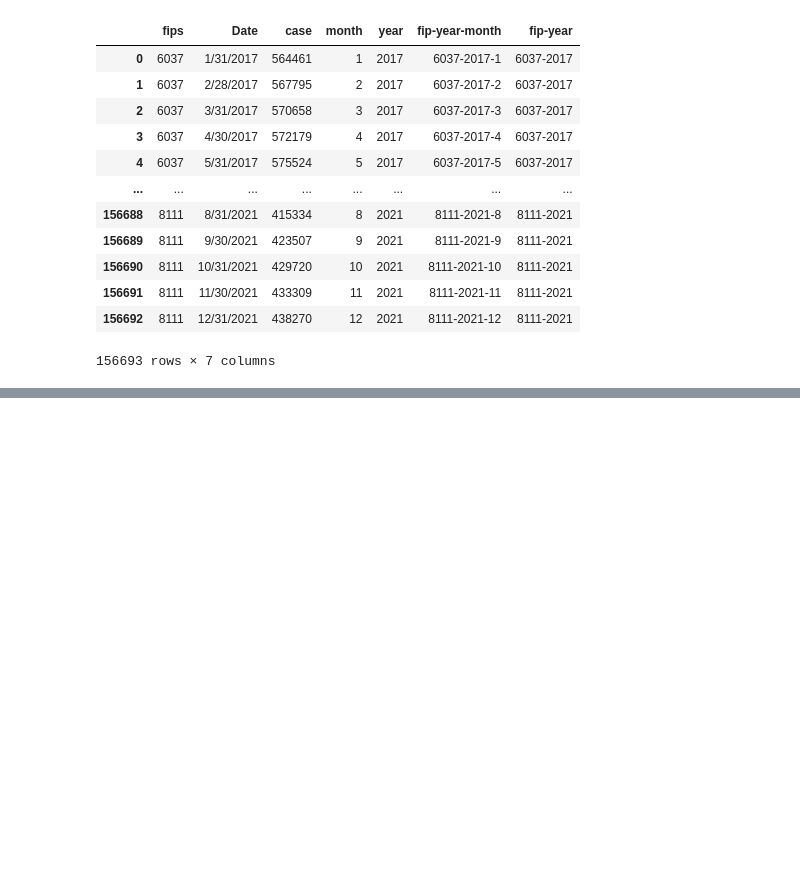
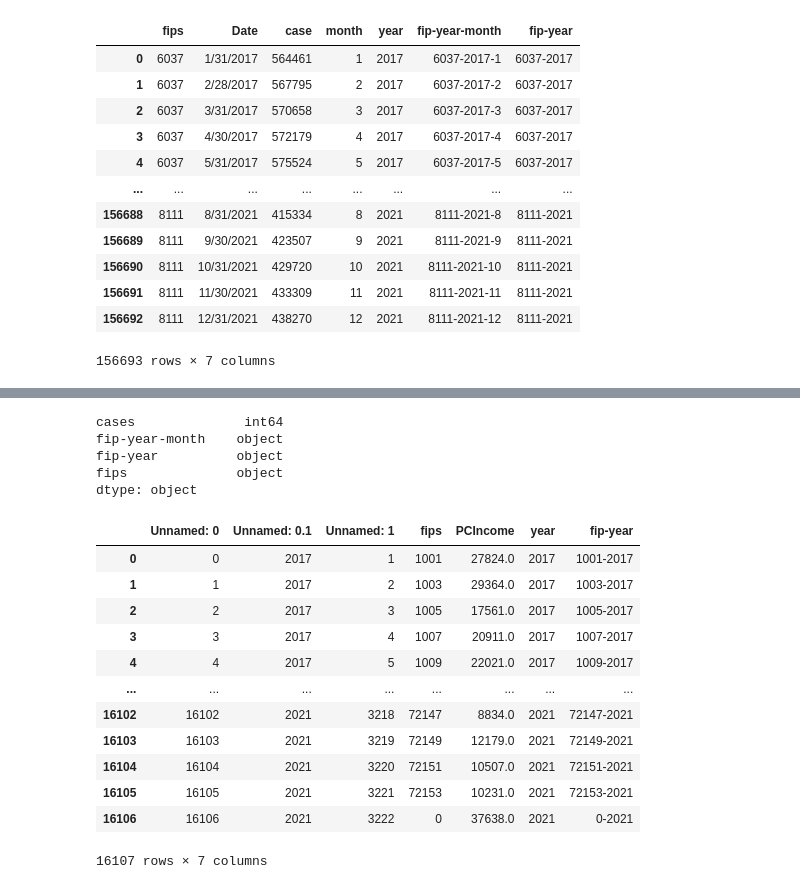
Before and after one commit to Jrheldmann/covidAnalysisHousing, a Jupyter notebook: Merge Data.ipynb, the cells around one changed output, grey strips where cells are left out. Cells and saved outputs as stored; diff of their text form; code cells hidden in the pictures; blank space fills up the shorter version.

```diff
--- a/Merge Data.ipynb
+++ b/Merge Data.ipynb
@@ -230,0 +286,11 @@ Zillowit2.to_csv('Zillow_it2.csv')
+# %%
+COVIDclean['fips']=COVIDclean['fips'].astype(str)
+COVIDclean['fips']=COVIDclean['fips'].str.pad(5,'left','0')
+COVIDclean
+COVIDclean.dtypes
+# %% [output]
+cases              int64
+fip-year-month    object
+fip-year          object
+fips              object
+dtype: object
@@ -230,0 +299,16 @@ Zillowit2.to_csv('Zillow_it2.csv')
+# %%
+income
+# %% [output]
+|  | Unnamed: 0 | Unnamed: 0.1 | Unnamed: 1 | fips | PCIncome | year | fip-year |
+| 0 | 0 | 2017 | 1 | 1001 | 27824.0 | 2017 | 1001-2017 |
+| 1 | 1 | 2017 | 2 | 1003 | 29364.0 | 2017 | 1003-2017 |
+| 2 | 2 | 2017 | 3 | 1005 | 17561.0 | 2017 | 1005-2017 |
+| 3 | 3 | 2017 | 4 | 1007 | 20911.0 | 2017 | 1007-2017 |
+| 4 | 4 | 2017 | 5 | 1009 | 22021.0 | 2017 | 1009-2017 |
+| ... | ... | ... | ... | ... | ... | ... | ... |
+| 16102 | 16102 | 2021 | 3218 | 72147 | 8834.0 | 2021 | 72147-2021 |
+| 16103 | 16103 | 2021 | 3219 | 72149 | 12179.0 | 2021 | 72149-2021 |
+| 16104 | 16104 | 2021 | 3220 | 72151 | 10507.0 | 2021 | 72151-2021 |
+| 16105 | 16105 | 2021 | 3221 | 72153 | 10231.0 | 2021 | 72153-2021 |
+| 16106 | 16106 | 2021 | 3222 | 0 | 37638.0 | 2021 | 0-2021 |
+16107 rows × 7 columns
```
Also changed, not shown: parts of 23 cells of this notebook, 6 other files.
